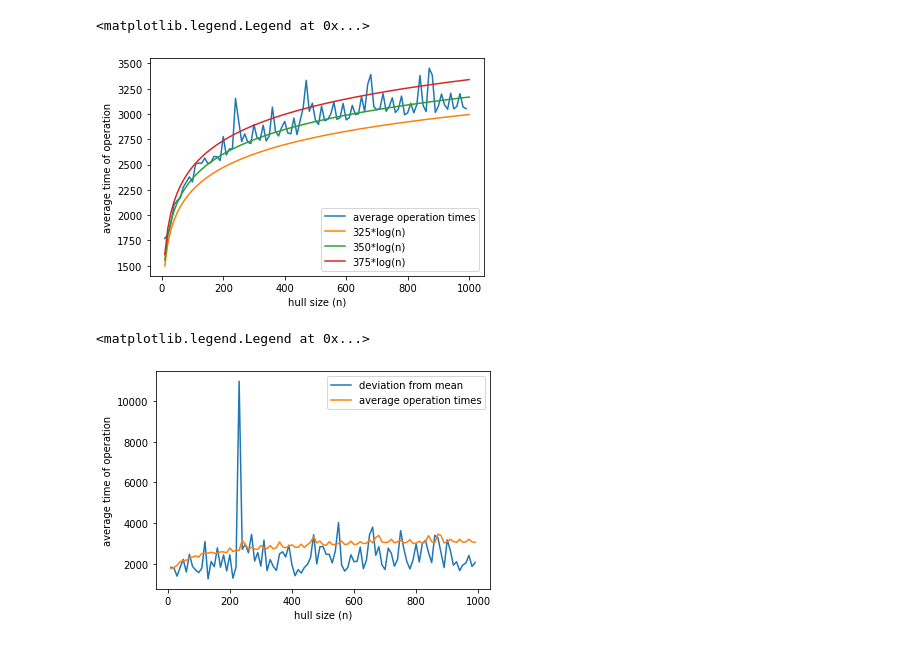
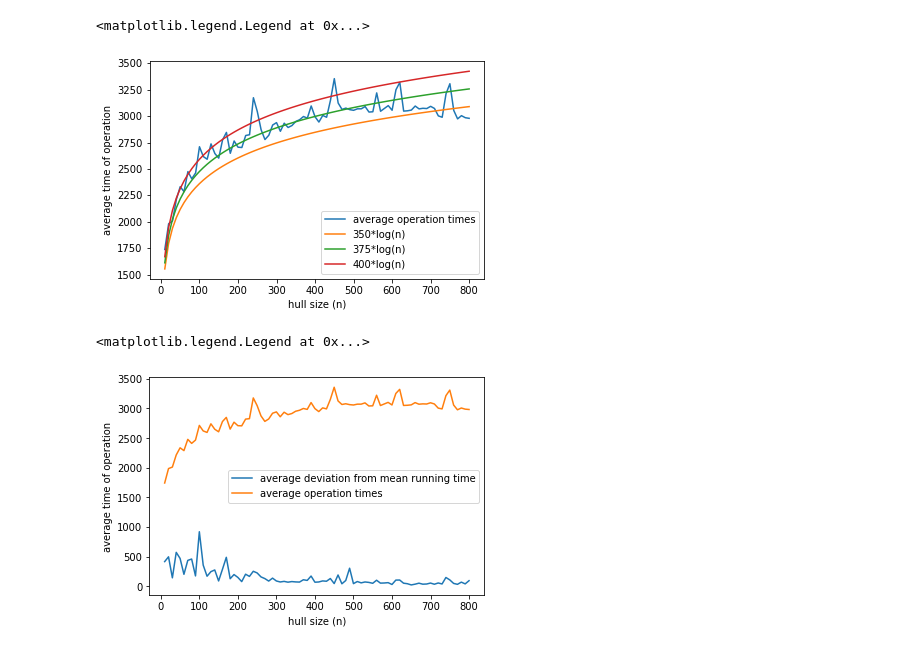
Before and after one commit to sumeetshirgure/DynamicPlanarHull, a Jupyter notebook: notes/RunningTimes.ipynb, the cells around one changed output. Drawn from its saved outputs; the diff is of its cells as text; code cells hidden in the pictures.

```diff
--- a/notes/RunningTimes.ipynb
+++ b/notes/RunningTimes.ipynb
@@ -35,18 +33,24 @@ plt.scatter( deviations[:,0], deviations[:,1], marker='.' )
 # %%
 # Club readings into blocks to improve estimators for average operation time and deviation from average.
 
+block_size = 20
 avg_sizes = []
 avg_times = []
 avg_deviations = []
 for hull_sizes in range(1, n_points, block_size) :
     # avg_times = np.array([[size, np.mean(times)] for size, times in table.items()])
     mean_hull_size = (hull_sizes + block_size - 1) // 2
-    readings = []
+    runtimes = []
+    deviations = []
     for hull_size in range(hull_sizes, hull_sizes + block_size) :
-        readings.extend( table[hull_size] )
+        if hull_size in table :
+            runtimes.extend( table[hull_size] )
+            deviations.append( np.mean(table[hull_size]) )
+    if len(runtimes) == 0 :
+        continue
     avg_sizes.append(mean_hull_size)
-    avg_times.append(np.mean(readings))
-    avg_deviations.append(np.std(readings))
+    avg_times.append(np.mean(runtimes))
+    avg_deviations.append(np.std(deviations))
 
 avg_sizes = np.array(avg_sizes)
 avg_times = np.array(avg_times)
@@ -58,20 +62,21 @@ plt.ylabel('average time of operation')
 
 plt.plot(avg_sizes, avg_times, label='average operation times')
 
-for k in (325, 350, 375) :
+for k in (350, 375, 400) :
     plt.plot( avg_sizes, k * np.log(avg_sizes) + 750, label=f'{k}*log(n)' )
 plt.legend()
 # %% [output]
 <matplotlib.legend.Legend at 0x...>
-[figure, old version]
+[figure, new version]
 # %%
 # Generate deviation plot.
 plt.xlabel('hull size (n)')
 plt.ylabel('average time of operation')
 
-plt.plot(avg_sizes, avg_deviations, label='deviation from mean')
+plt.plot(avg_sizes, avg_deviations, label='average deviation from mean running time')
 plt.plot(avg_sizes, avg_times, label='average operation times')
+
 plt.legend()
 # %% [output]
 <matplotlib.legend.Legend at 0x...>
-[figure, old version]
+[figure, new version]
```
Also changed, not shown: parts of 3 cells of this notebook, 1 other file.
